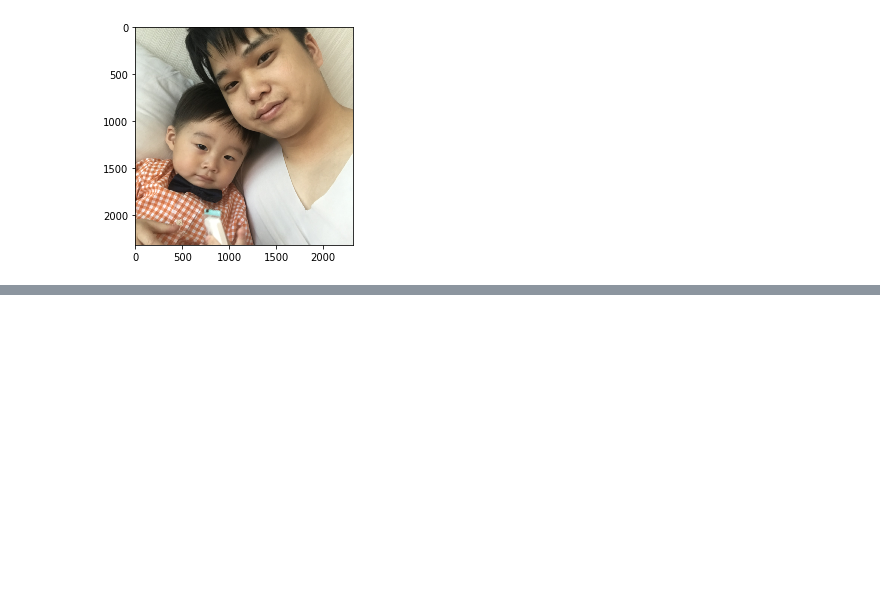
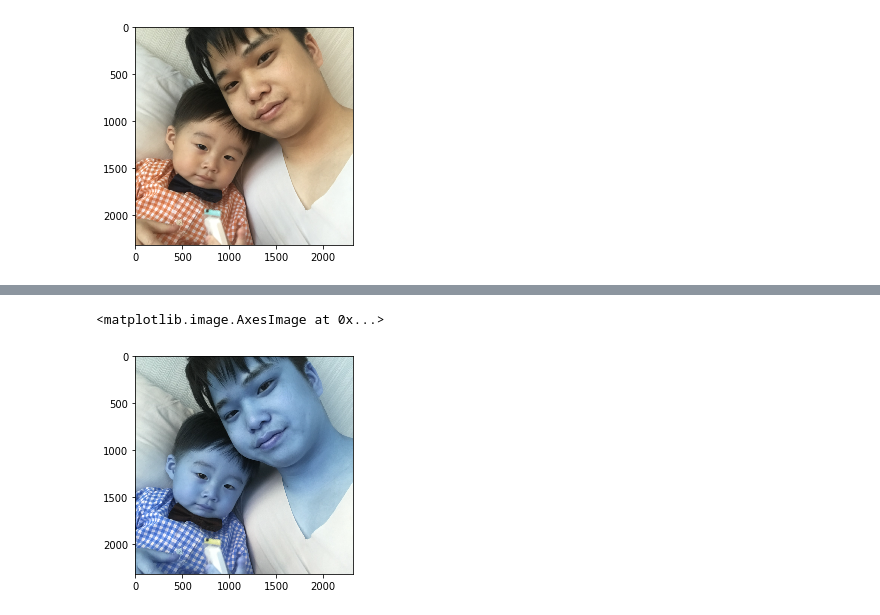
Before and after one commit to myeonghak/AutoEncoder_for_Denoising, a Jupyter notebook: Denoising test.ipynb, the cells around one changed output, grey strips where cells are left out. Saved outputs shown, nothing was run; the diff lists cells and outputs as text; code cells hidden in the pictures; blank space fills up the shorter version.

```diff
--- a/Denoising test.ipynb
+++ b/Denoising test.ipynb
@@ -516,0 +516,12 @@ cv2.imshow("Gaussian Blur",np.hstack((rgb_img, dst)))
+# %%
+img_test = cv2.imread('.\\IMG_7074.JPG')
+# %%
+kernel = np.ones((5,5), np.float32)/25
+blur = cv2.filter2D(img_test, -1, kernel)
+
+cv2.imshow('blur', blur)
+# %%
+plt.imshow(blur)
+# %% [output]
+<matplotlib.image.AxesImage at 0x...>
+[figure, added]
```
Also changed, not shown: parts of 17 cells of this notebook.
